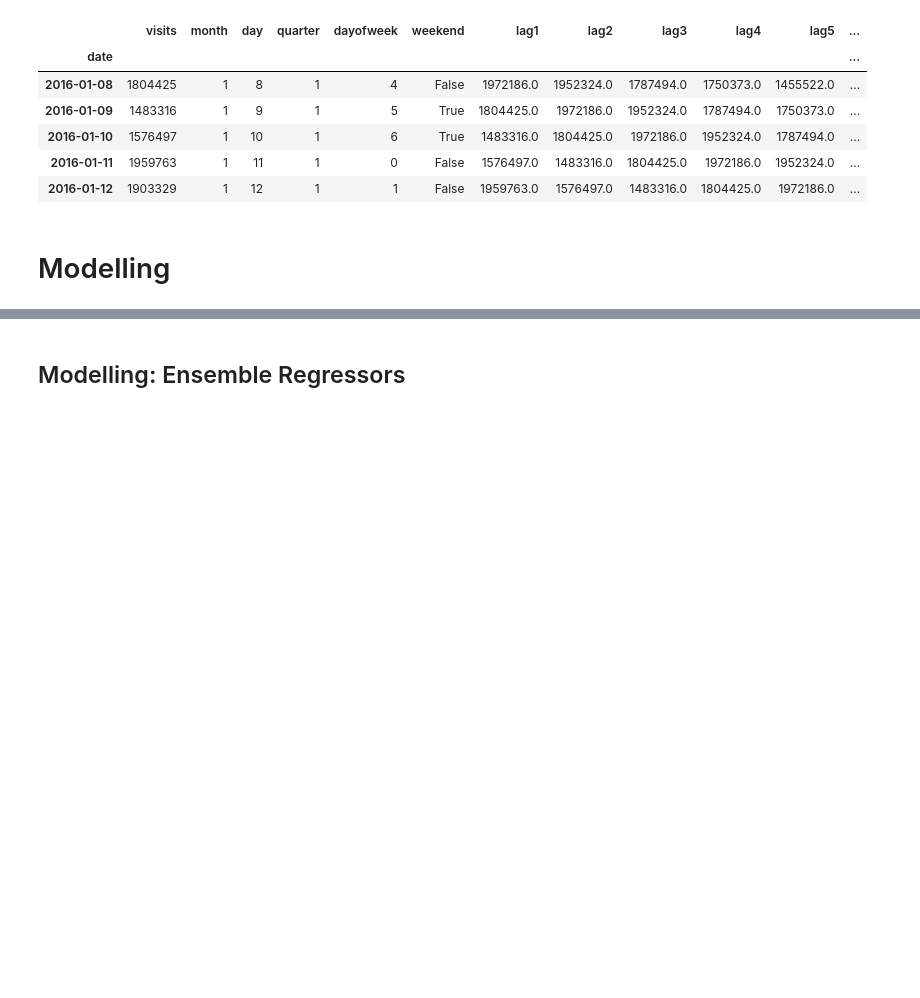
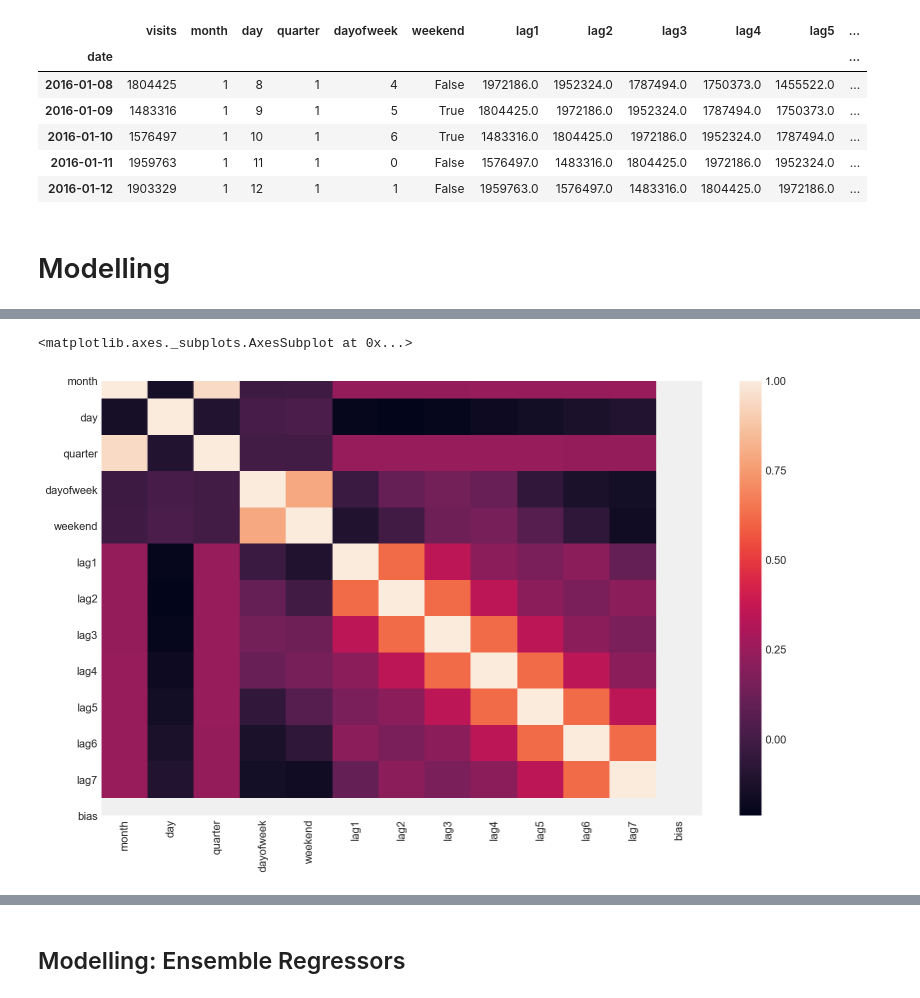
Before and after one commit to bhishanpdl/Project_Web_Traffic_Timeseries_Forecasting, a Jupyter notebook: notebooks/d03_timeseries_modelling_sklearn.ipynb, the cells around one changed output, grey strips where cells are left out. Saved outputs shown, nothing was run; the diff lists cells and outputs as text; code cells hidden in the pictures; blank space fills up the shorter version.

```diff
--- a/notebooks/d03_timeseries_modelling_sklearn.ipynb
+++ b/notebooks/d03_timeseries_modelling_sklearn.ipynb
@@ -282,0 +458,6 @@ ts = data['visits']
+# %%
+plt.figure(figsize=(12,8))
+sns.heatmap(df_Xtrain.corr())
+# %% [output]
+<matplotlib.axes._subplots.AxesSubplot at 0x...>
+[figure, added]
```
Also changed, not shown: parts of 45 cells of this notebook, 1 other file.
